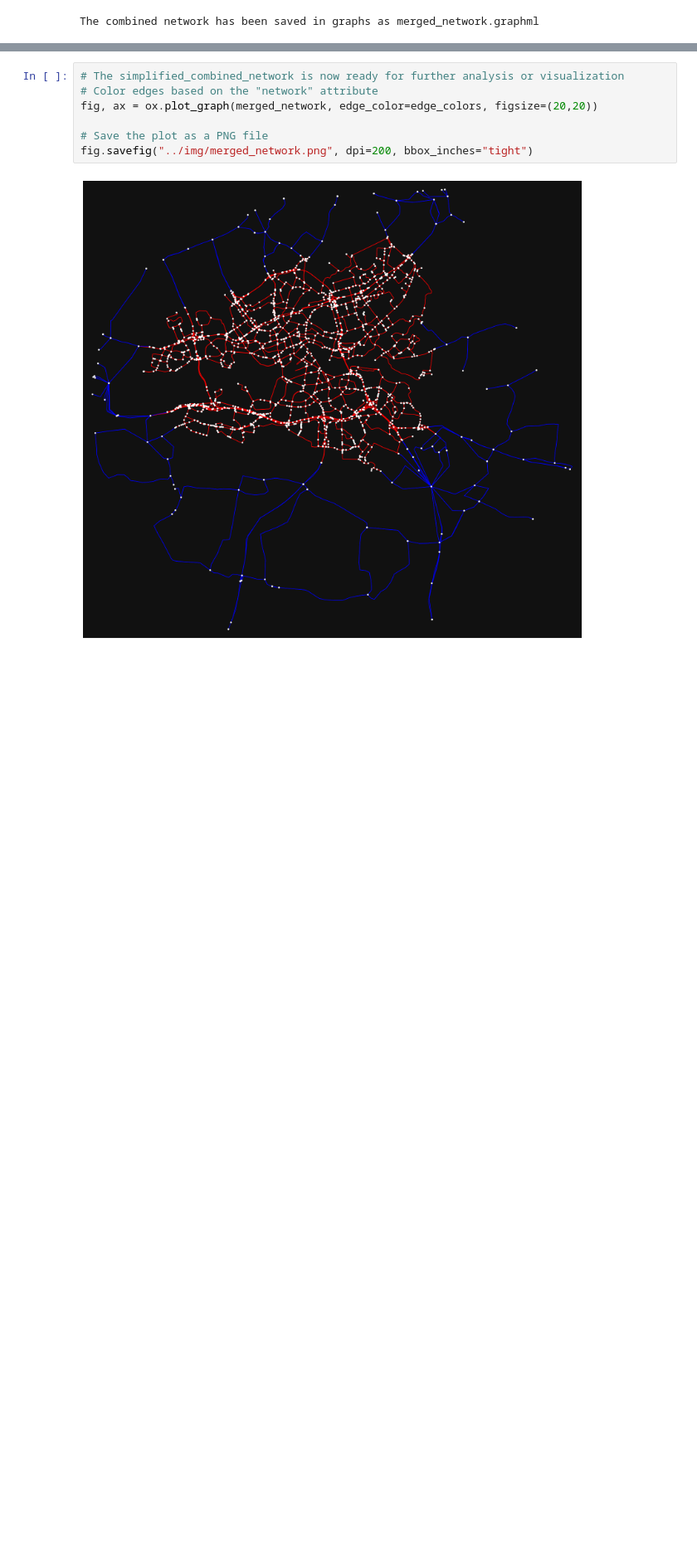
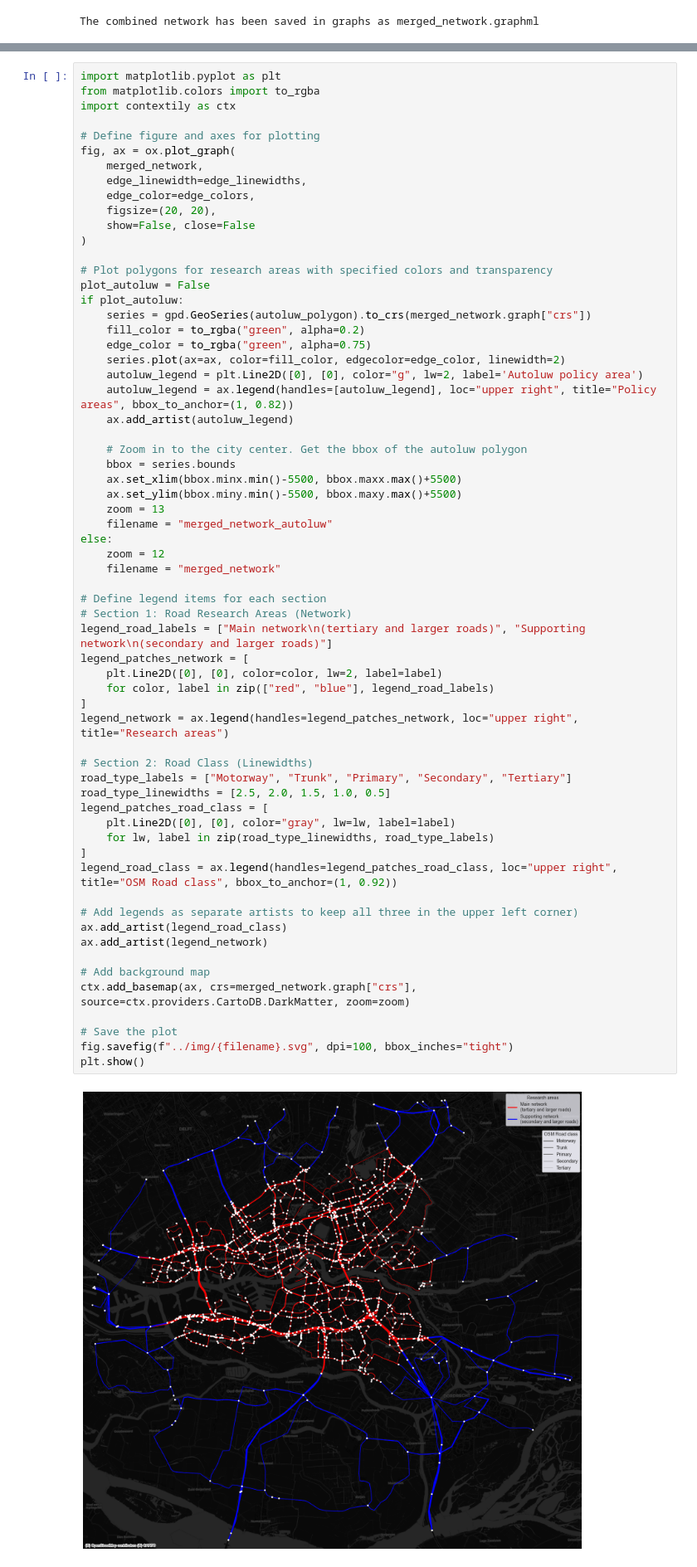
Before and after one commit to EwoutH/urban-self-driving-effects, a Jupyter notebook: network/create_network.ipynb, the cells around one changed output, grey strips where cells are left out. Shown at 83% size. Drawn from its saved outputs; the diff is of its cells as text; blank space fills up the shorter version.

Commit message:
create_network: Add more detailed plotting

```diff
--- a/network/create_network.ipynb
+++ b/network/create_network.ipynb
@@ -189,9 +236,65 @@ edge_colors = [color_map[edge] for edge in edge_network]
 # %%
-# The simplified_combined_network is now ready for further analysis or visualization
-# Color edges based on the "network" attribute
-fig, ax = ox.plot_graph(merged_network, edge_color=edge_colors, figsize=(20,20))
+import matplotlib.pyplot as plt
+from matplotlib.colors import to_rgba
+import contextily as ctx
 
-# Save the plot as a PNG file
-fig.savefig("../img/merged_network.png", dpi=200, bbox_inches="tight")
+# Define figure and axes for plotting
+fig, ax = ox.plot_graph(
+    merged_network,
+    edge_linewidth=edge_linewidths,
+    edge_color=edge_colors,
+    figsize=(20, 20),
+    show=False, close=False
+)
+
+# Plot polygons for research areas with specified colors and transparency
+plot_autoluw = False
+if plot_autoluw:
+    series = gpd.GeoSeries(autoluw_polygon).to_crs(merged_network.graph["crs"])
+    fill_color = to_rgba("green", alpha=0.2)
+    edge_color = to_rgba("green", alpha=0.75)
+    series.plot(ax=ax, color=fill_color, edgecolor=edge_color, linewidth=2)
+    autoluw_legend = plt.Line2D([0], [0], color="g", lw=2, label='Autoluw policy area')
+    autoluw_legend = ax.legend(handles=[autoluw_legend], loc="upper right", title="Policy areas", bbox_to_anchor=(1, 0.82))
+    ax.add_artist(autoluw_legend)
+
+    # Zoom in to the city center. Get the bbox of the autoluw polygon
+    bbox = series.bounds
+    ax.set_xlim(bbox.minx.min()-5500, bbox.maxx.max()+5500)
+    ax.set_ylim(bbox.miny.min()-5500, bbox.maxy.max()+5500)
+    zoom = 13
+    filename = "merged_network_autoluw"
+else:
+    zoom = 12
+    filename = "merged_network"
+
+# Define legend items for each section
+# Section 1: Road Research Areas (Network)
+legend_road_labels = ["Main network\n(tertiary and larger roads)", "Supporting network\n(secondary and larger roads)"]
+legend_patches_network = [
+    plt.Line2D([0], [0], color=color, lw=2, label=label)
+    for color, label in zip(["red", "blue"], legend_road_labels)
+]
+legend_network = ax.legend(handles=legend_patches_network, loc="upper right", title="Research areas")
+
+# Section 2: Road Class (Linewidths)
+road_type_labels = ["Motorway", "Trunk", "Primary", "Secondary", "Tertiary"]
+road_type_linewidths = [2.5, 2.0, 1.5, 1.0, 0.5]
+legend_patches_road_class = [
+    plt.Line2D([0], [0], color="gray", lw=lw, label=label)
+    for lw, label in zip(road_type_linewidths, road_type_labels)
+]
+legend_road_class = ax.legend(handles=legend_patches_road_class, loc="upper right", title="OSM Road class", bbox_to_anchor=(1, 0.92))
+
+# Add legends as separate artists to keep all three in the upper left corner)
+ax.add_artist(legend_road_class)
+ax.add_artist(legend_network)
+
+# Add background map
+ctx.add_basemap(ax, crs=merged_network.graph["crs"], source=ctx.providers.CartoDB.DarkMatter, zoom=zoom)
+
+# Save the plot
+fig.savefig(f"../img/{filename}.svg", dpi=100, bbox_inches="tight")
+plt.show()
 # %% [output]
-[figure, old version]
+[figure, new version]
```
Also changed, not shown: parts of 6 cells of this notebook.
